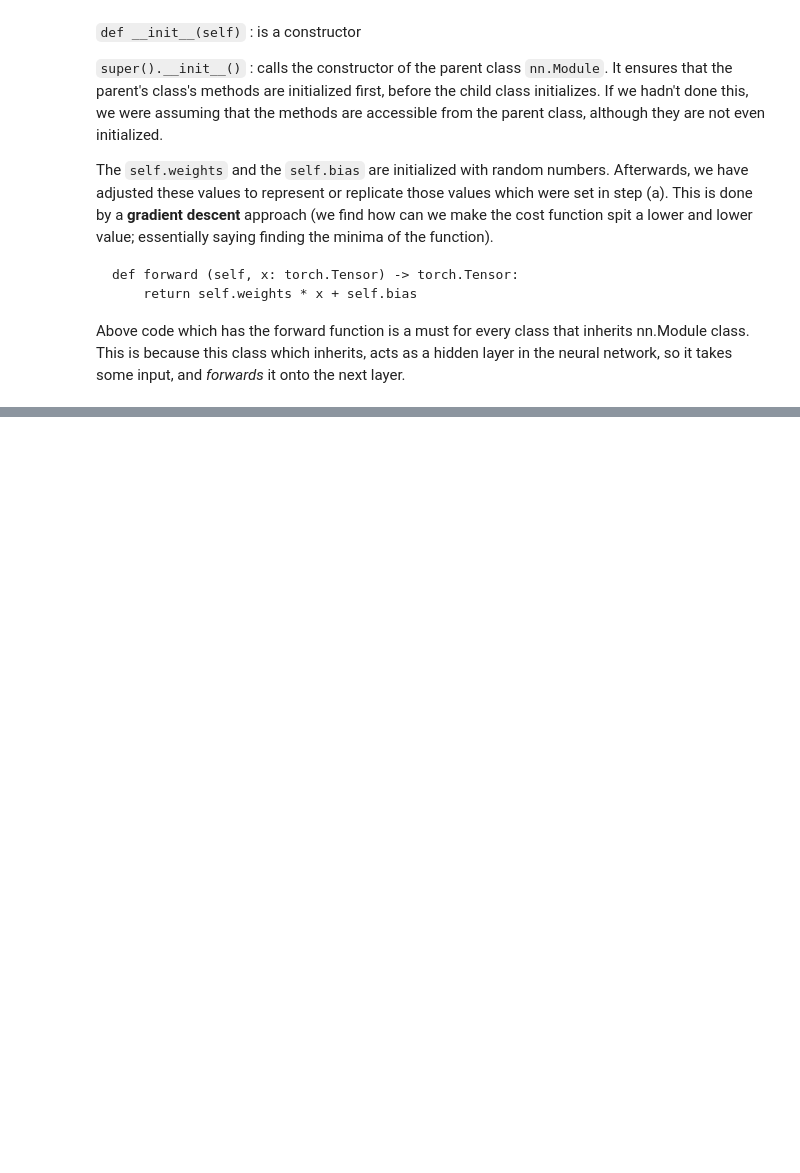
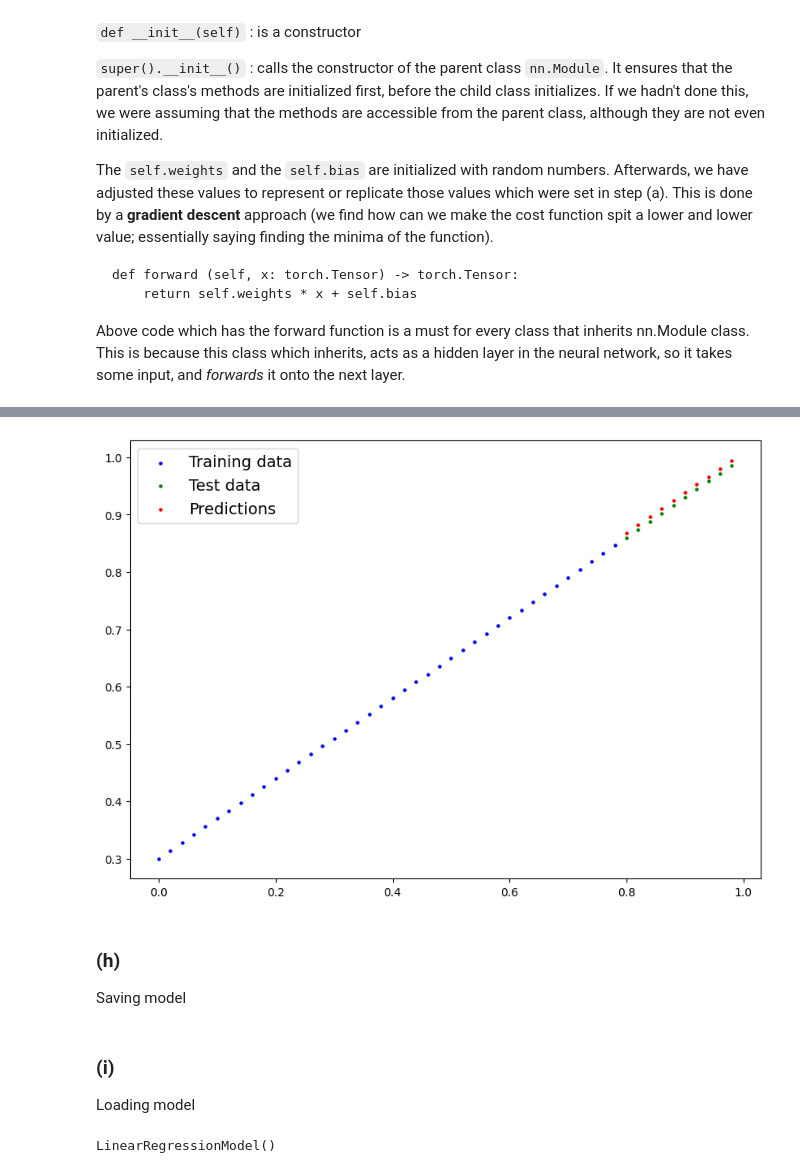
Before and after one commit to 8zali9/DeepLearning-PyTorch, a Jupyter notebook: courseNotebooks/PyTorch_workflow.ipynb, the cells around one changed output, grey strips where cells are left out. Drawn from its saved outputs; the diff is of its cells as text; code cells hidden in the pictures; blank space fills up the shorter version.

```diff
--- a/courseNotebooks/PyTorch_workflow.ipynb
+++ b/courseNotebooks/PyTorch_workflow.ipynb
@@ -136,0 +257,8 @@ class LinearRegressionModel (nn.Module):
+# %%
+plot_scatter(predictions = y_preds_new)
+# %% [output]
+[figure, added]
+# %% [markdown]
+### (h)
+
+Saving model
@@ -136,0 +275,10 @@ class LinearRegressionModel (nn.Module):
+# %% [markdown]
+### (i)
+
+Loading model
+# %%
+loadedModel_0 = LinearRegressionModel()
+
+loadedModel_0.load_state_dict(torch.load(f=modelPath))
+# %% [output]
+LinearRegressionModel()
```
Also changed, not shown: parts of 12 cells of this notebook.
